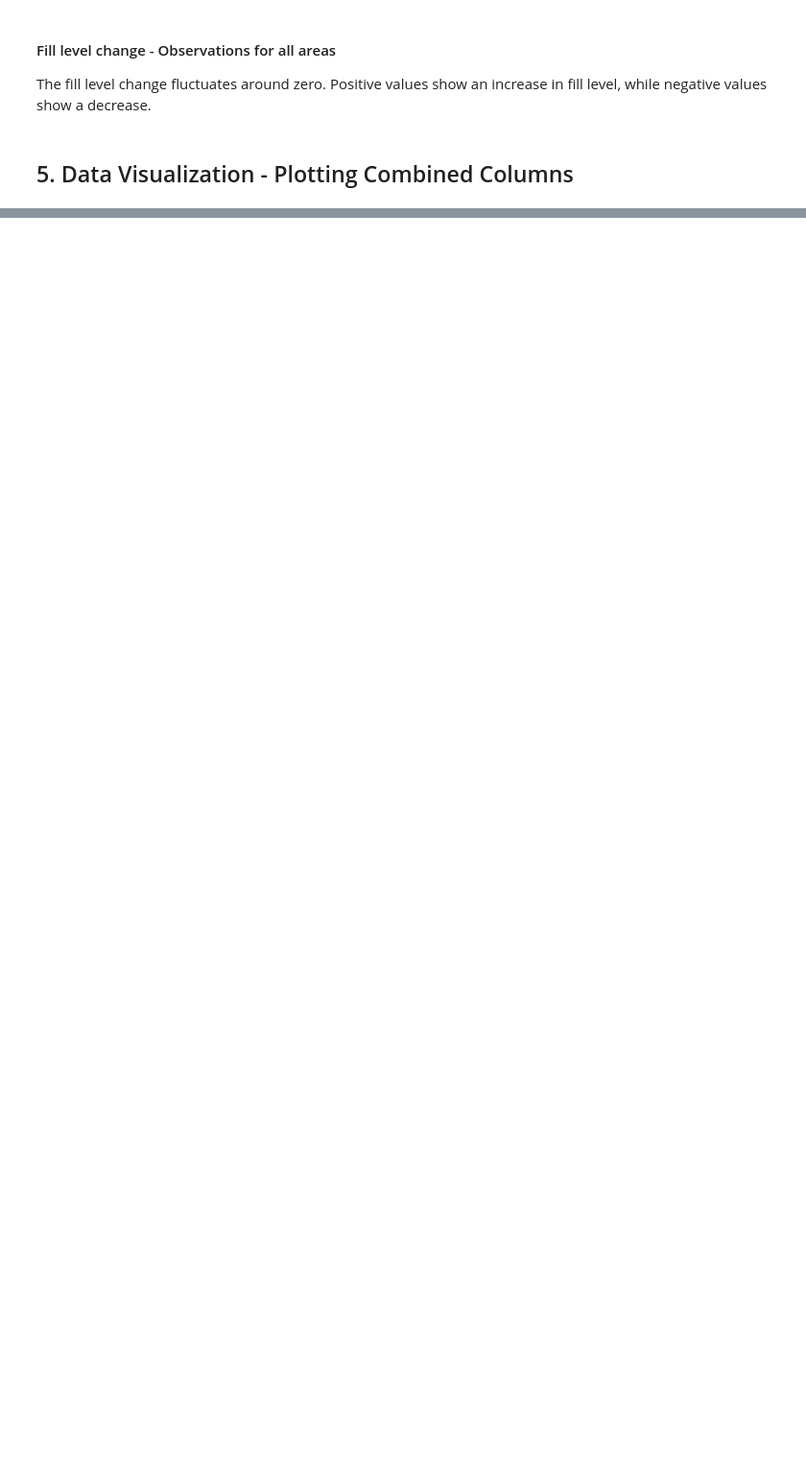
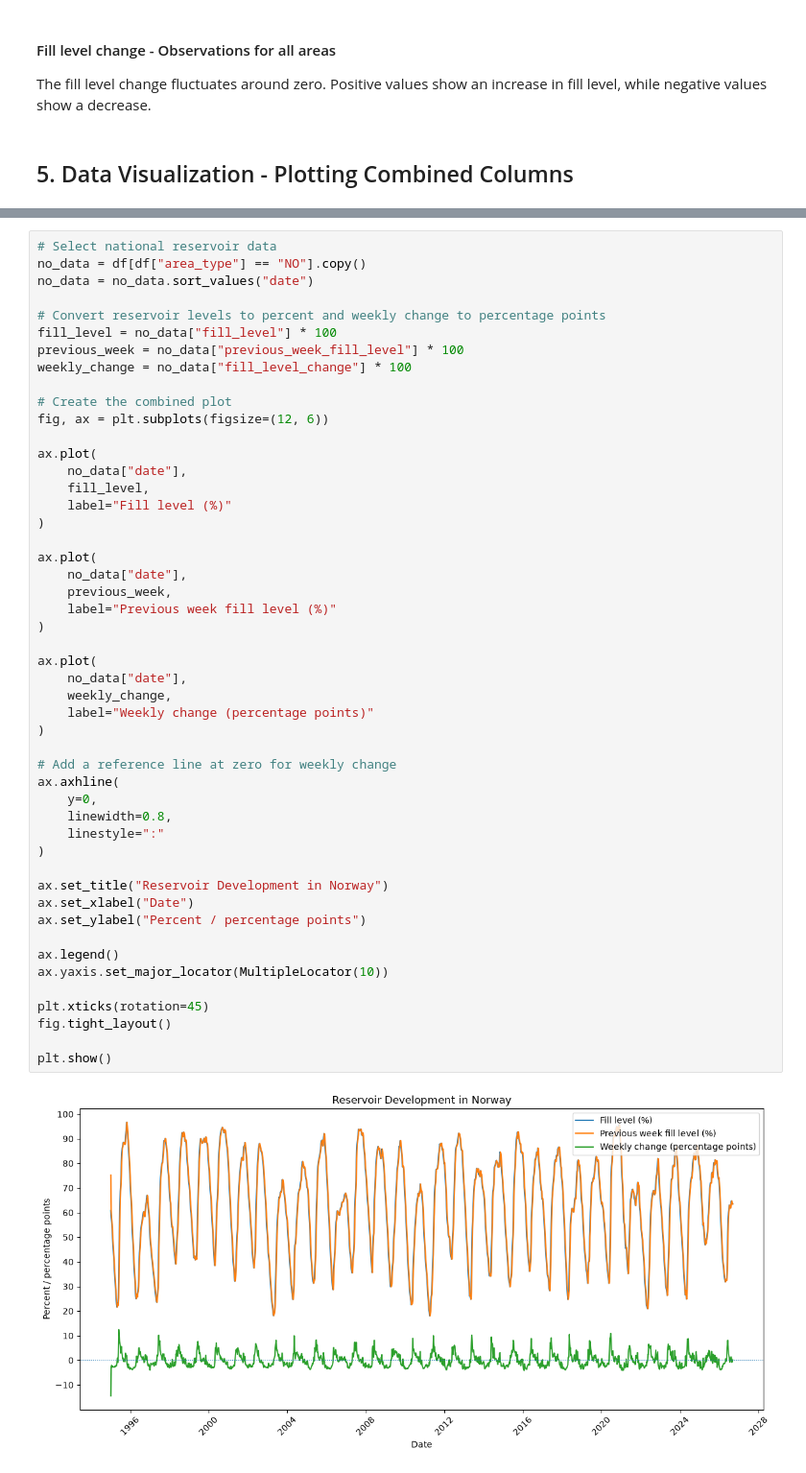
Before and after one commit to simoneviktoriaeide/IND320_Simone_Eide, a Jupyter notebook: notebooks/Project_1.ipynb, the cells around one changed output, grey strips where cells are left out. Shown at 96% size. Drawn from its saved outputs; the diff is of its cells as text; blank space fills up the shorter version.

```diff
--- a/notebooks/Project_1.ipynb
+++ b/notebooks/Project_1.ipynb
@@ -676,0 +619,51 @@ plt.show()
+# %%
+# Select national reservoir data
+no_data = df[df["area_type"] == "NO"].copy()
+no_data = no_data.sort_values("date")
+
+# Convert reservoir levels to percent and weekly change to percentage points
+fill_level = no_data["fill_level"] * 100
+previous_week = no_data["previous_week_fill_level"] * 100
+weekly_change = no_data["fill_level_change"] * 100
+
+# Create the combined plot
+fig, ax = plt.subplots(figsize=(12, 6))
+
+ax.plot(
+    no_data["date"],
+    fill_level,
+    label="Fill level (%)"
+)
+
+ax.plot(
+    no_data["date"],
+    previous_week,
+    label="Previous week fill level (%)"
+)
+
+ax.plot(
+    no_data["date"],
+    weekly_change,
+    label="Weekly change (percentage points)"
+)
+
+# Add a reference line at zero for weekly change
+ax.axhline(
+    y=0,
+    linewidth=0.8,
+    linestyle=":"
+)
+
+ax.set_title("Reservoir Development in Norway")
+ax.set_xlabel("Date")
+ax.set_ylabel("Percent / percentage points")
+
+ax.legend()
+ax.yaxis.set_major_locator(MultipleLocator(10))
+
+plt.xticks(rotation=45)
+fig.tight_layout()
+
+plt.show()
+# %% [output]
+[figure, added]
```
Also changed, not shown: parts of 24 cells of this notebook, 2 other files.
